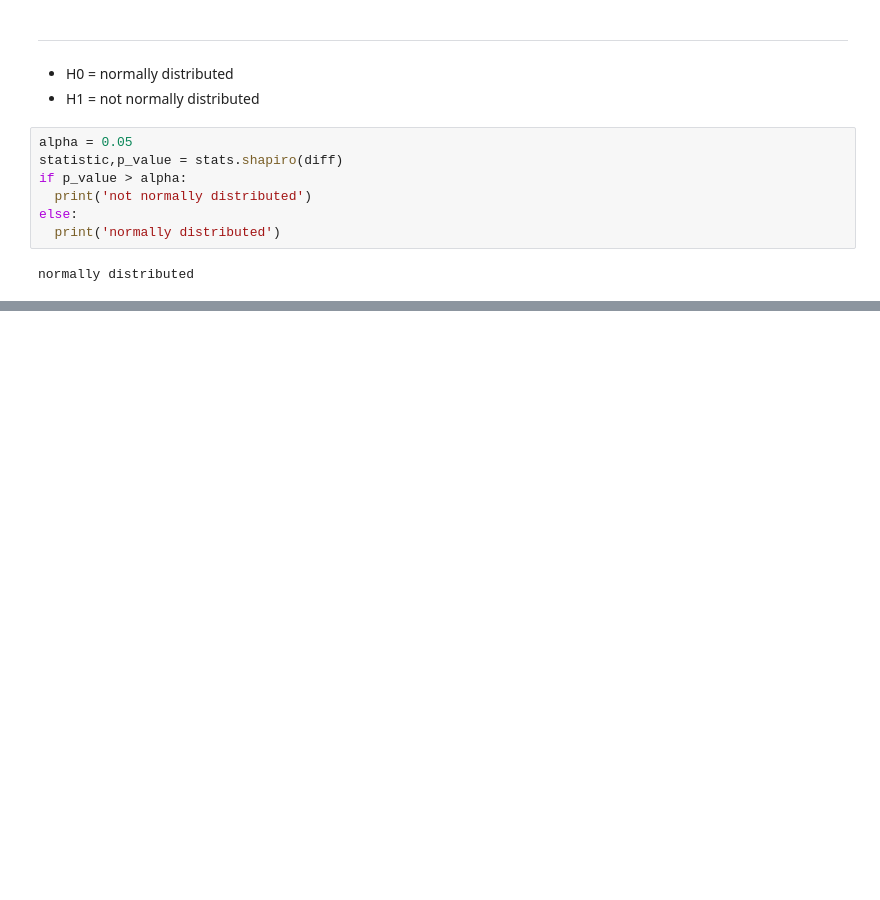
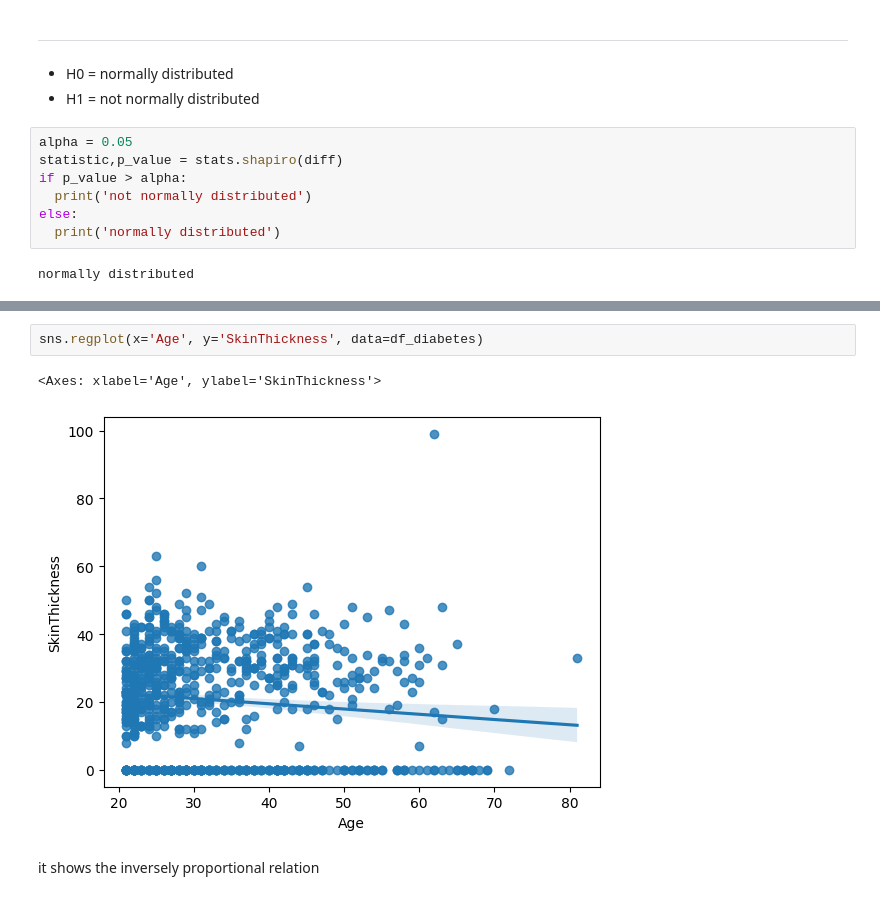
Before and after one commit to MekhzZ/AppliedStatisticsWithPython.ipynb, a Jupyter notebook: AppliedStatisticsWithPython.ipynb, the cells around one changed output, grey strips where cells are left out. Drawn from its saved outputs; the diff is of its cells as text; blank space fills up the shorter version.

```diff
--- a/AppliedStatisticsWithPython.ipynb
+++ b/AppliedStatisticsWithPython.ipynb
@@ -619,0 +727,7 @@ normally distributed
+# %%
+sns.regplot(x='Age', y='SkinThickness', data=df_diabetes)
+# %% [output]
+<Axes: xlabel='Age', ylabel='SkinThickness'>
+[figure, added]
+# %% [markdown]
+it shows the inversely proportional relation
```
Also changed, not shown: parts of 23 cells of this notebook.
